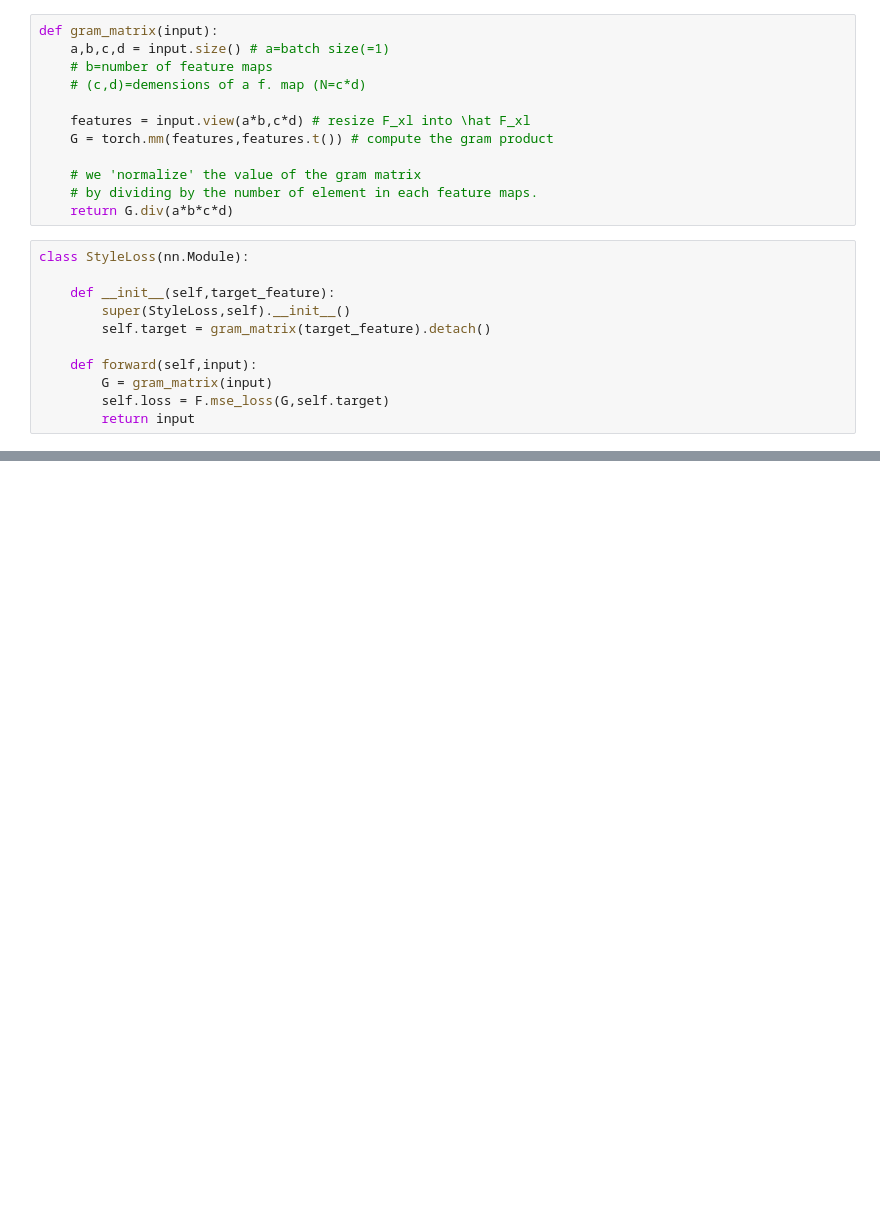
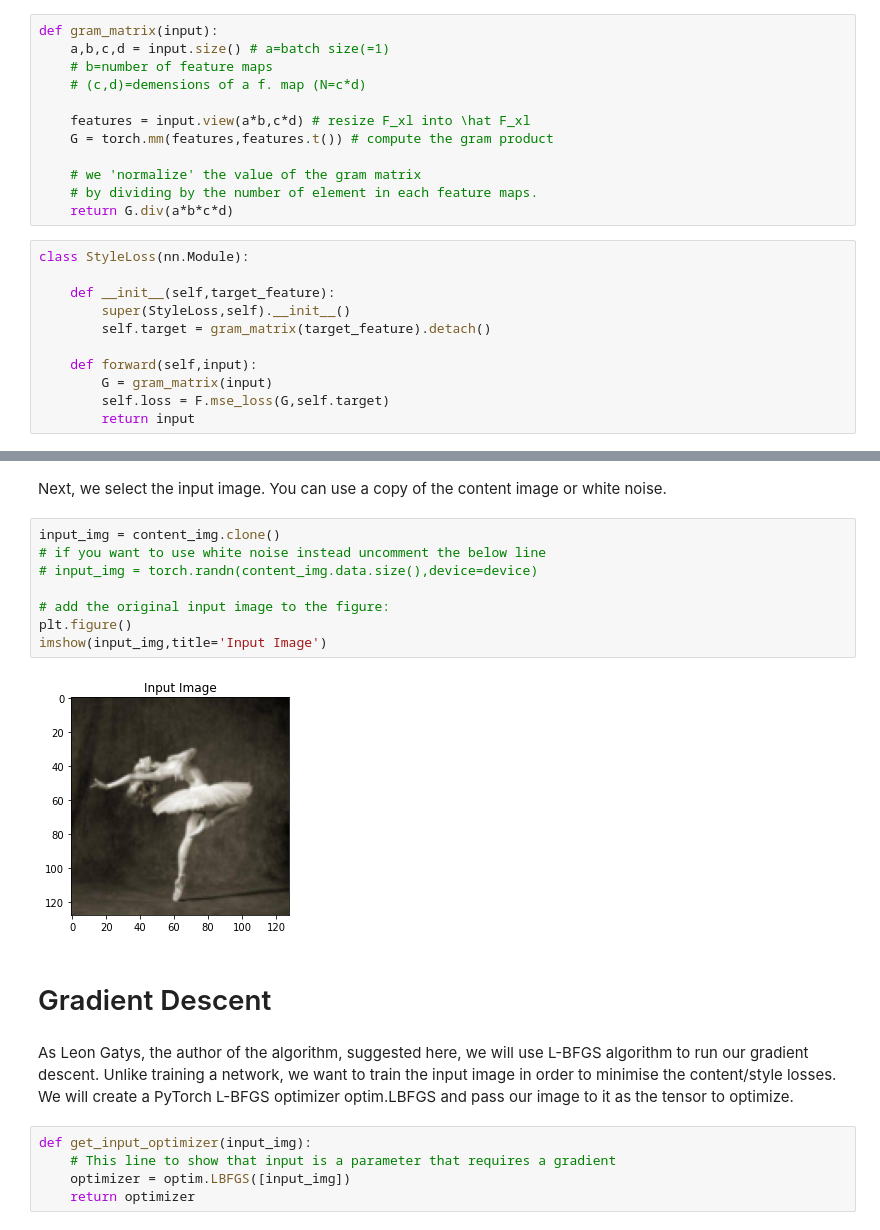
Before and after one commit to LondaniZuma/GANS, a Jupyter notebook: cat/Neural_style_transfer.ipynb, the cells around one changed output, grey strips where cells are left out. Cells and saved outputs as stored; diff of their text form; blank space fills up the shorter version.

```diff
--- a/cat/Neural_style_transfer.ipynb
+++ b/cat/Neural_style_transfer.ipynb
@@ -180,0 +202,21 @@ cnn_normalization_std = torch.tensor([0.229, 0.224, 0.225]).to(device)
+# %% [markdown]
+ Next, we select the input image. You can use a copy of the content image or white noise.
+# %%
+input_img = content_img.clone()
+# if you want to use white noise instead uncomment the below line
+# input_img = torch.randn(content_img.data.size(),device=device)
+
+# add the original input image to the figure:
+plt.figure()
+imshow(input_img,title='Input Image')
+# %% [output]
+[figure, added]
+# %% [markdown]
+# Gradient Descent
+# %% [markdown]
+As Leon Gatys, the author of the algorithm, suggested here, we will use L-BFGS algorithm to run our gradient descent. Unlike training a network, we want to train the input image in order to minimise the content/style losses. We will create a PyTorch L-BFGS optimizer optim.LBFGS and pass our image to it as the tensor to optimize.
+# %%
+def get_input_optimizer(input_img):
+    # This line to show that input is a parameter that requires a gradient
+    optimizer = optim.LBFGS([input_img])
+    return optimizer
```
Also changed, not shown: parts of 15 cells of this notebook.
